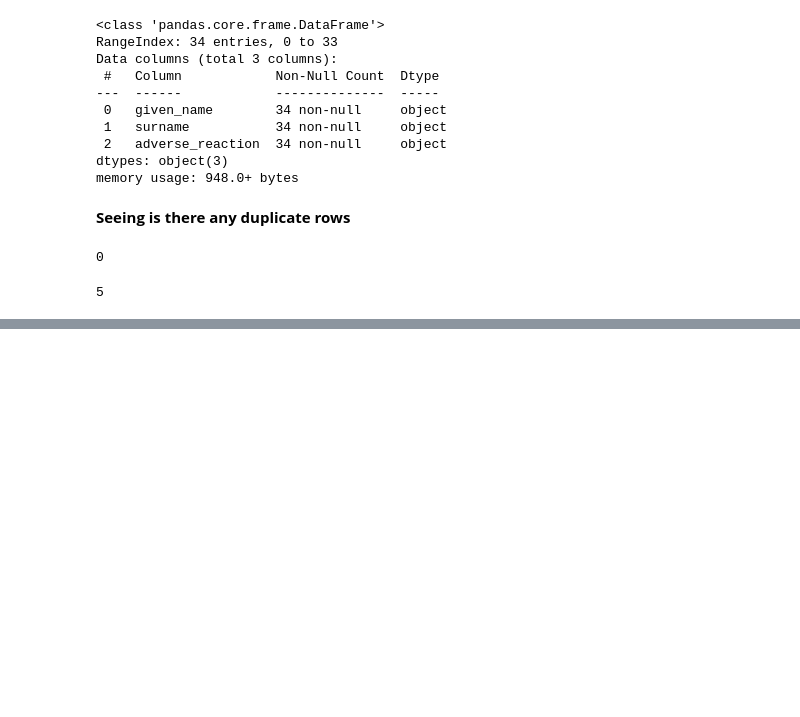
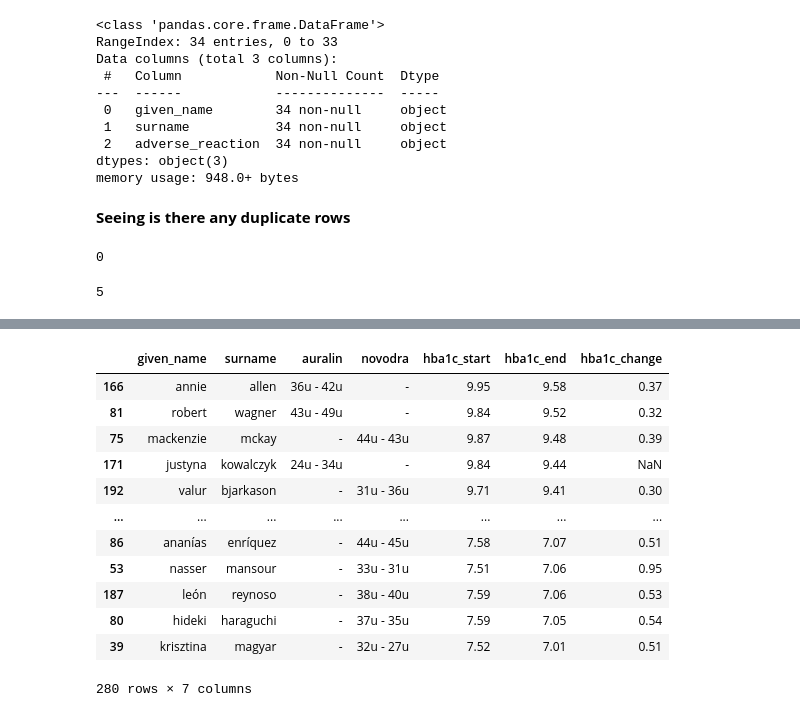
Before and after one commit to SyedAnasAzim/Data-Analysis, a Jupyter notebook: EDA/02-EDA-Data Assessing.ipynb, the cells around one changed output, grey strips where cells are left out. Cells and saved outputs as stored; diff of their text form; code cells hidden in the pictures; blank space fills up the shorter version.

```diff
--- a/EDA/02-EDA-Data Assessing.ipynb
+++ b/EDA/02-EDA-Data Assessing.ipynb
@@ -357,0 +465,16 @@ patients[patients.duplicated(subset=["given_name","surname"])]
+# %%
+treatments.sort_values(by="hba1c_end",ascending = False)
+# %% [output]
+|  | given_name | surname | auralin | novodra | hba1c_start | hba1c_end | hba1c_change |
+| 166 | annie | allen | 36u - 42u | - | 9.95 | 9.58 | 0.37 |
+| 81 | robert | wagner | 43u - 49u | - | 9.84 | 9.52 | 0.32 |
+| 75 | mackenzie | mckay | - | 44u - 43u | 9.87 | 9.48 | 0.39 |
+| 171 | justyna | kowalczyk | 24u - 34u | - | 9.84 | 9.44 | NaN |
+| 192 | valur | bjarkason | - | 31u - 36u | 9.71 | 9.41 | 0.30 |
+| ... | ... | ... | ... | ... | ... | ... | ... |
+| 86 | ananías | enríquez | - | 44u - 45u | 7.58 | 7.07 | 0.51 |
+| 53 | nasser | mansour | - | 33u - 31u | 7.51 | 7.06 | 0.95 |
+| 187 | león | reynoso | - | 38u - 40u | 7.59 | 7.06 | 0.53 |
+| 80 | hideki | haraguchi | - | 37u - 35u | 7.59 | 7.05 | 0.54 |
+| 39 | krisztina | magyar | - | 32u - 27u | 7.52 | 7.01 | 0.51 |
+280 rows × 7 columns
```
Also changed, not shown: parts of 26 cells of this notebook.
